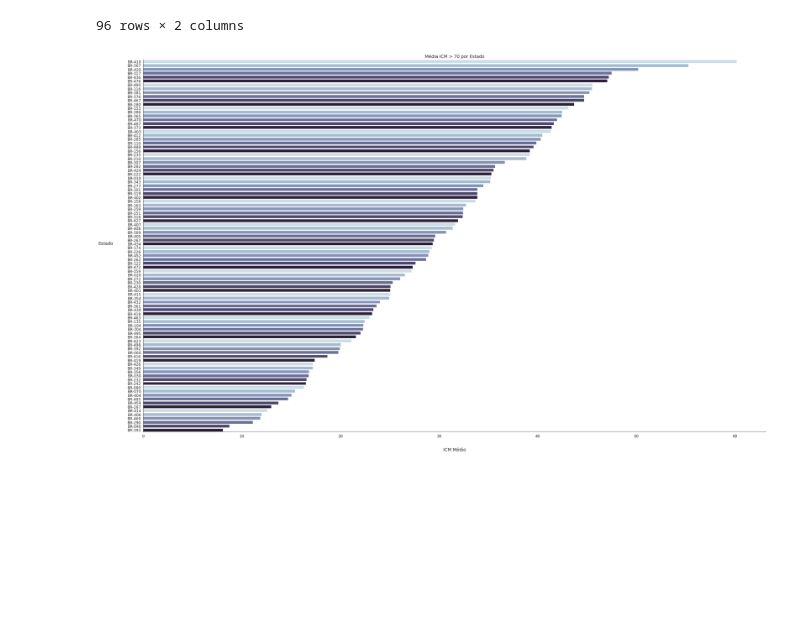
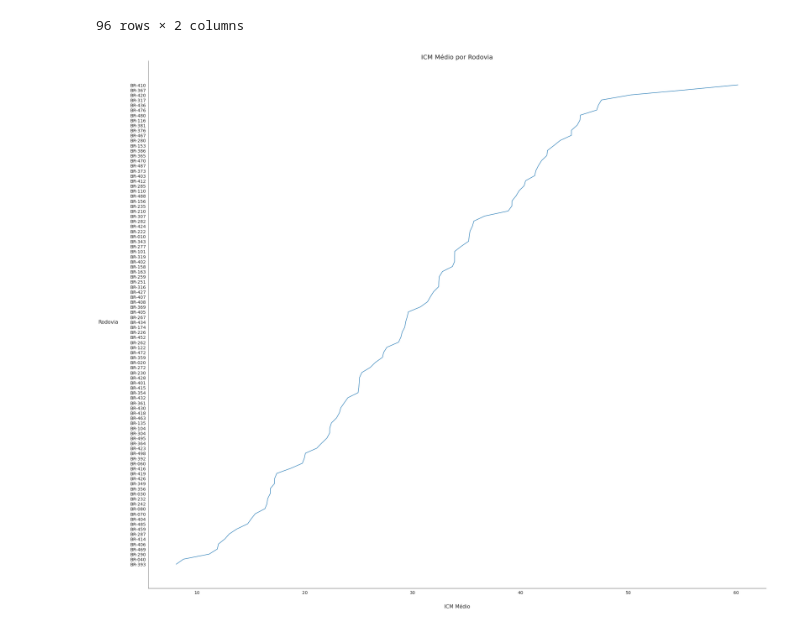
Before and after one commit to iagohenris/Engenharia-de-Transportes, a Jupyter notebook: IndicePavimentação.ipynb, the cells around one changed output. Saved outputs shown, nothing was run; the diff lists cells and outputs as text; code cells hidden in the pictures; blank space fills up the shorter version.

```diff
--- a/IndicePavimentação.ipynb
+++ b/IndicePavimentação.ipynb
@@ -407,14 +407,15 @@ TodasRodovias
 | 56 | BR-393 | 8.062500 |
 96 rows × 2 columns
 # %%
-plt.figure(figsize=(30,18))
+#Gráfico de Todas Rodovias
+plt.figure(figsize=(30,25))
 sns.set_style('white')
-sns.barplot(data = TodasRodovias, x='ICM', y='Rodovia', palette=sns.color_palette("ch:s=.25,rot=-.25"))
-plt.xlabel('ICM Médio', size=14,labelpad=30)
-plt.ylabel('Estado', size=14,rotation=0,labelpad=70)
-plt.title('Média ICM > 70 por Estado', size=14)
-plt.tick_params(axis='both', which='major', labelsize=12)
+sns.lineplot(data = TodasRodovias, x='ICM', y='Rodovia', palette=sns.color_palette("ch:s=.25,rot=-.25"))
+plt.xlabel('ICM Médio', size=16,labelpad=30)
+plt.ylabel('Rodovia', size=16,rotation=0,labelpad=70)
+plt.title('ICM Médio por Rodovia', size=20)
+plt.tick_params(axis='both', which='major', labelsize=14)
 sns.despine()
 plt.tight_layout()
 # %% [output]
-[figure, old version]
+[figure, new version]
```
Also changed, not shown: parts of 5 cells of this notebook.
